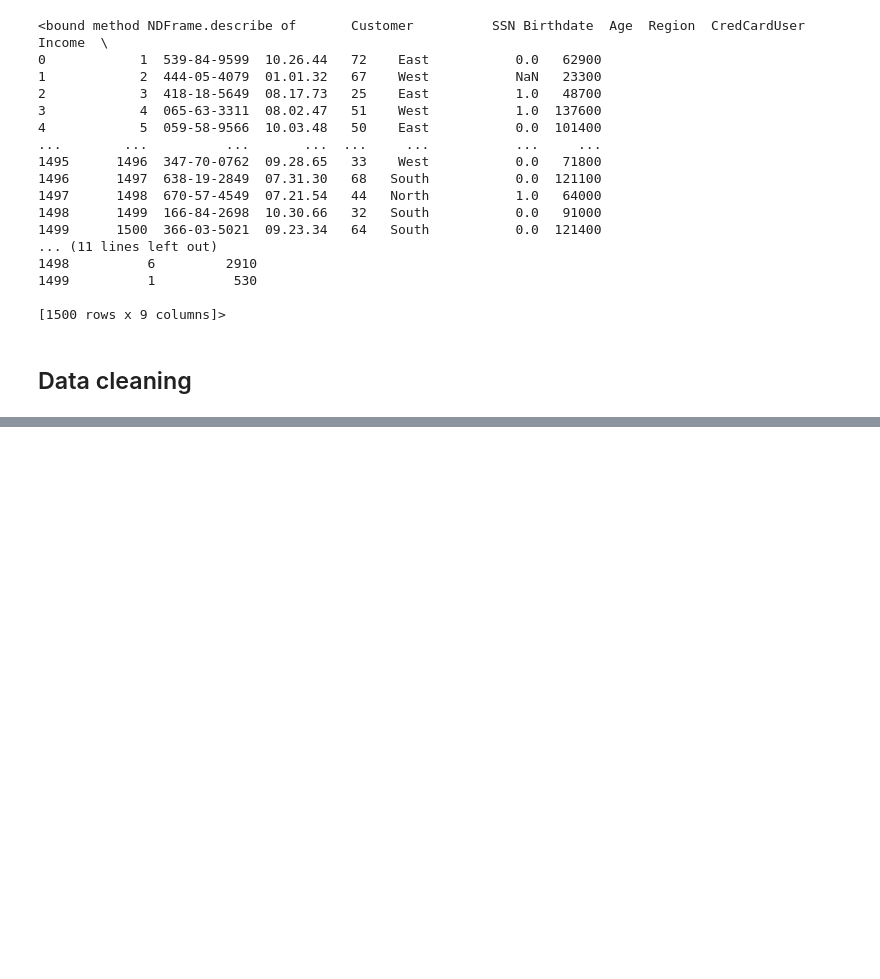
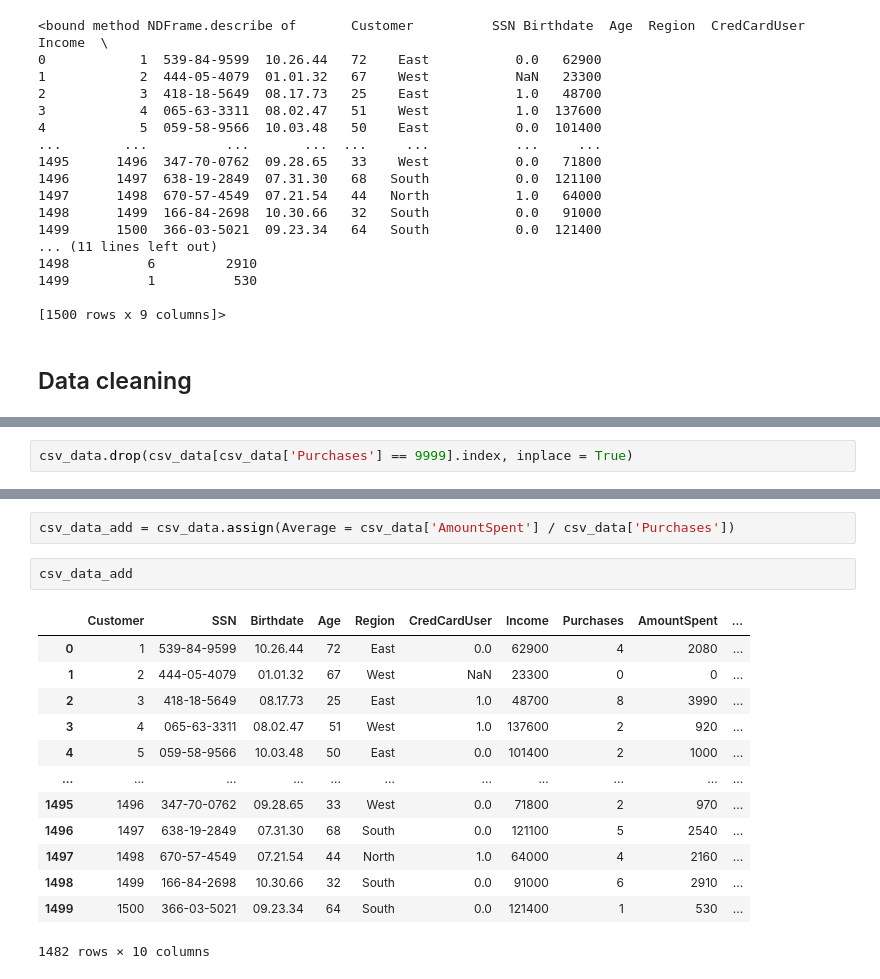
Before and after one commit to wonwookim/DataMining, a Jupyter notebook: data_processing.ipynb, the cells around one changed output, grey strips where cells are left out. Drawn from its saved outputs; the diff is of its cells as text; blank space fills up the shorter version.

```diff
--- a/data_processing.ipynb
+++ b/data_processing.ipynb
@@ -57,0 +290,2 @@ csv_data.describe
+# %%
+csv_data.drop(csv_data[csv_data['Purchases'] == 9999].index, inplace = True)
@@ -57,0 +304,18 @@ csv_data.describe
+# %%
+csv_data_add = csv_data.assign(Average = csv_data['AmountSpent'] / csv_data['Purchases'])
+# %%
+csv_data_add
+# %% [output]
+|  | Customer | SSN | Birthdate | Age | Region | CredCardUser | Income | Purchases | AmountSpent | ... |
+| 0 | 1 | 539-84-9599 | 10.26.44 | 72 | East | 0.0 | 62900 | 4 | 2080 | ... |
+| 1 | 2 | 444-05-4079 | 01.01.32 | 67 | West | NaN | 23300 | 0 | 0 | ... |
+| 2 | 3 | 418-18-5649 | 08.17.73 | 25 | East | 1.0 | 48700 | 8 | 3990 | ... |
+| 3 | 4 | 065-63-3311 | 08.02.47 | 51 | West | 1.0 | 137600 | 2 | 920 | ... |
+| 4 | 5 | 059-58-9566 | 10.03.48 | 50 | East | 0.0 | 101400 | 2 | 1000 | ... |
+| ... | ... | ... | ... | ... | ... | ... | ... | ... | ... | ... |
+| 1495 | 1496 | 347-70-0762 | 09.28.65 | 33 | West | 0.0 | 71800 | 2 | 970 | ... |
+| 1496 | 1497 | 638-19-2849 | 07.31.30 | 68 | South | 0.0 | 121100 | 5 | 2540 | ... |
+| 1497 | 1498 | 670-57-4549 | 07.21.54 | 44 | North | 1.0 | 64000 | 4 | 2160 | ... |
+| 1498 | 1499 | 166-84-2698 | 10.30.66 | 32 | South | 0.0 | 91000 | 6 | 2910 | ... |
+| 1499 | 1500 | 366-03-5021 | 09.23.34 | 64 | South | 0.0 | 121400 | 1 | 530 | ... |
+1482 rows × 10 columns
```
Also changed, not shown: parts of 23 cells of this notebook.
